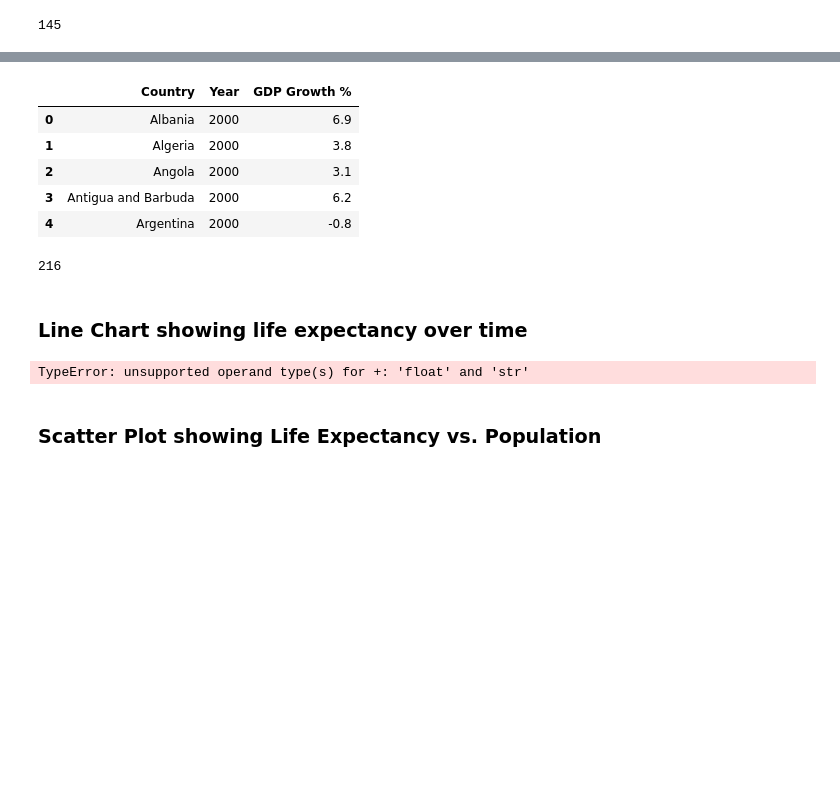
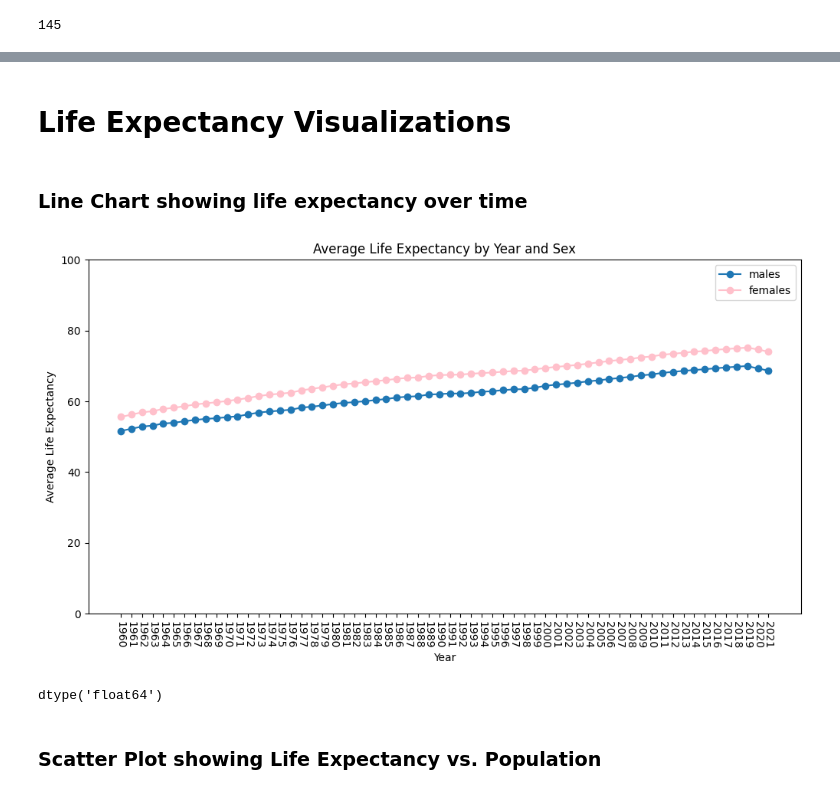
Before and after one commit to JNorthData/Life_Expectancy, a Jupyter notebook: life-expectancy.ipynb, the cells around one changed output, grey strips where cells are left out. Drawn from its saved outputs; the diff is of its cells as text; code cells hidden in the pictures; blank space fills up the shorter version.

```diff
--- a/life-expectancy.ipynb
+++ b/life-expectancy.ipynb
@@ -25,9 +26,6 @@ Life_Exp_df = pd.merge(Life_Exp_Male_df, Life_Exp_Female_df, on = ['Country', 'Y
 Life_Exp_df['Life Expectancy Male'] = Life_Exp_df['Life Expectancy Male'].round(1)
 Life_Exp_df['Life Expectancy Female'] = Life_Exp_df['Life Expectancy Female'].round(1)
 
-# Change any NaN values to ""
-Life_Exp_df.fillna('', inplace = True)
-
 Life_Exp_df.head()
 # %% [output]
 |  | Country | Year | Life Expectancy Male | Life Expectancy Female |
@@ -45,9 +45,9 @@ Population_df = pd.read_csv('Resources/WHO Population.csv')
 Population_df = pd.melt(Population_df, id_vars = 'Country', var_name = 'Year', value_name = 'Population')
 
 # Merge Population with Main dataset
-Life_Exp_df = pd.merge(Life_Exp_df, Population_df,on = ['Country', 'Year'])
+All_Data_df = pd.merge(Life_Exp_df, Population_df,on = ['Country', 'Year'])
 
-Life_Exp_df.head()
+All_Data_df.head()
 # %% [output]
 |  | Country | Year | Life Expectancy Male | Life Expectancy Female | Population |
 | 0 | Aruba | 1960 | 61 | 68 | 54608 |
@@ -195,51 +207,42 @@ GDP_Growth_df = GDP_Growth_df[['Country', '2000', '2001', '2002', '2003', '2004'
-# %%
-# Reshape the GDP_Growth_df so that years are listed in rows instead of columns
-
-GDP_Growth_df_melted = pd.melt(GDP_Growth_df, id_vars = 'Country', var_name = 'Year', value_name = 'GDP Growth %')
-
-# Convert the 'Year' column to integers
-GDP_Growth_df_melted['Year'] = GDP_Growth_df_melted['Year'].astype(int)
-
-GDP_Growth_df_melted.head()
-# %% [output]
-|  | Country | Year | GDP Growth % |
-| 0 | Albania | 2000 | 6.9 |
-| 1 | Algeria | 2000 | 3.8 |
-| 2 | Angola | 2000 | 3.1 |
-| 3 | Antigua and Barbuda | 2000 | 6.2 |
-| 4 | Argentina | 2000 | -0.8 |
-# %%
-# How many countries in dataset?
-GDP_Growth_df_melted['Country'].nunique()
-# %% [output]
-216
+# %% [markdown]
+# Life Expectancy Visualizations
 # %% [markdown]
 ### Line Chart showing life expectancy over time
 # %%
+# non-numeric values need to be coerced
+Life_Exp_df['Life Expectancy Male'] = pd.to_numeric(Life_Exp_df['Life Expectancy Male'], errors='coerce')
+Life_Exp_df['Life Expectancy Female'] = pd.to_numeric(Life_Exp_df['Life Expectancy Female'], errors='coerce')
+
+m_df = Life_Exp_df[Life_Exp_df['Year'] != '2022']
+f_df = Life_Exp_df[Life_Exp_df['Year'] != '2022']
 
 # Grouping by 'Year' and 'Status' and calculating average life expectancy
-m_grouped_df = Life_Exp_df.groupby(['Year'])['Life Expectancy Male'].mean().reset_index()
-f_grouped_df = Life_Exp_df.groupby(['Year'])['Life Expectancy Female'].mean().reset_index()
+m_grouped_df = m_df.groupby(['Year'])['Life Expectancy Male'].mean().reset_index()
+f_grouped_df = f_df.groupby(['Year'])['Life Expectancy Female'].mean().reset_index()
 
 # Creating the line chart
-plt.figure(figsize =(10, 6))
+plt.figure(figsize =(12, 6))
 
 # Line plot for Males
-plt.plot(m_grouped_df['Year'], m_grouped_df['Life Expectancy'], label='males', marker='o')
+plt.plot(m_grouped_df['Year'], m_grouped_df['Life Expectancy Male'], label='males', marker='o')
 
 # Line plot for Females
-plt.plot(f_grouped_df['Year'], f_grouped_df['Life Expectancy'], label='females', marker='o')
+plt.plot(f_grouped_df['Year'], f_grouped_df['Life Expectancy Female'], label='females', marker='o', color='pink')
 
 plt.xlabel('Year')
 plt.ylabel('Average Life Expectancy')
 plt.title('Average Life Expectancy by Year and Sex')
 plt.ylim(0, 100)
 plt.legend()
-plt.xticks(rotation=45)
+plt.xticks(rotation=-90)
 
 plt.show()
 # %% [output]
-TypeError: unsupported operand type(s) for +: 'float' and 'str'
+[figure, added]
+# %%
+m_grouped_df['Life Expectancy Male'].dtype
+# %% [output]
+dtype('float64')
 # %% [markdown]
 ### Scatter Plot showing Life Expectancy vs. Population
 # %%
```
Also changed, not shown: parts of 31 cells of this notebook.
